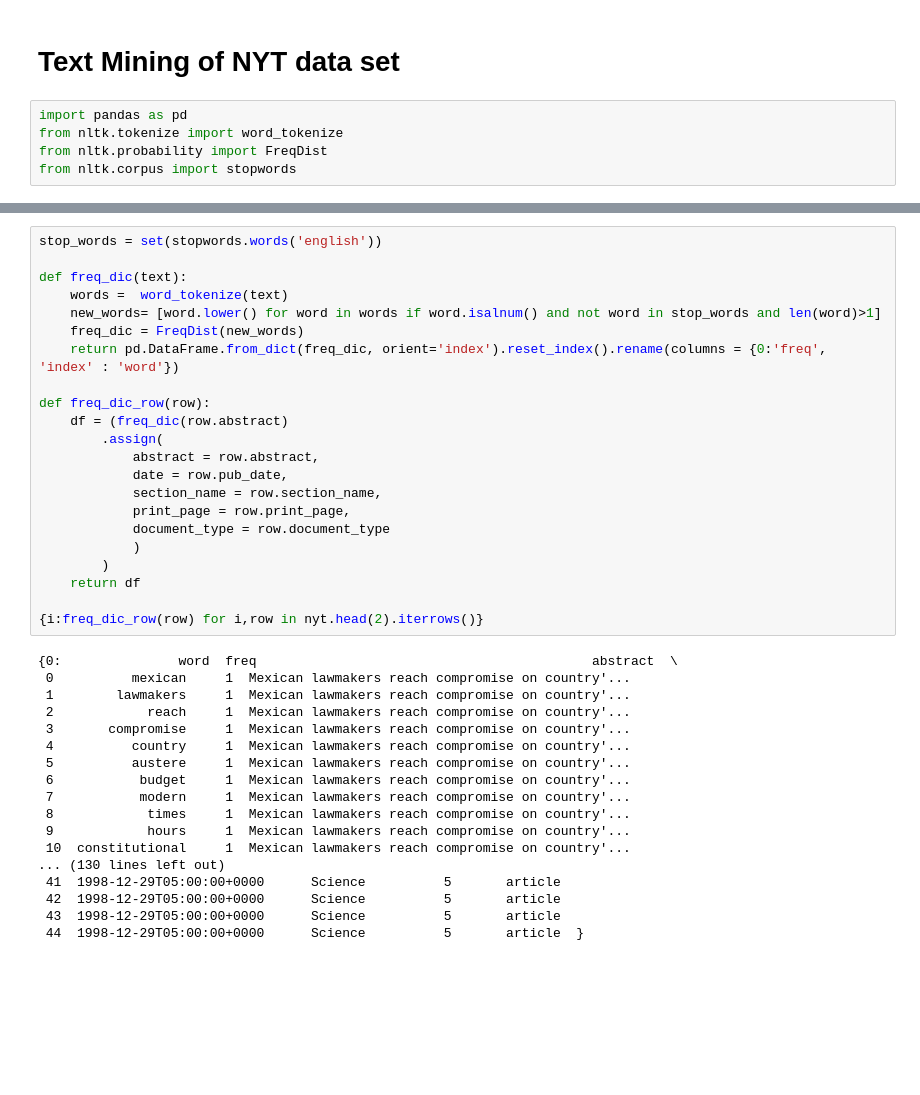
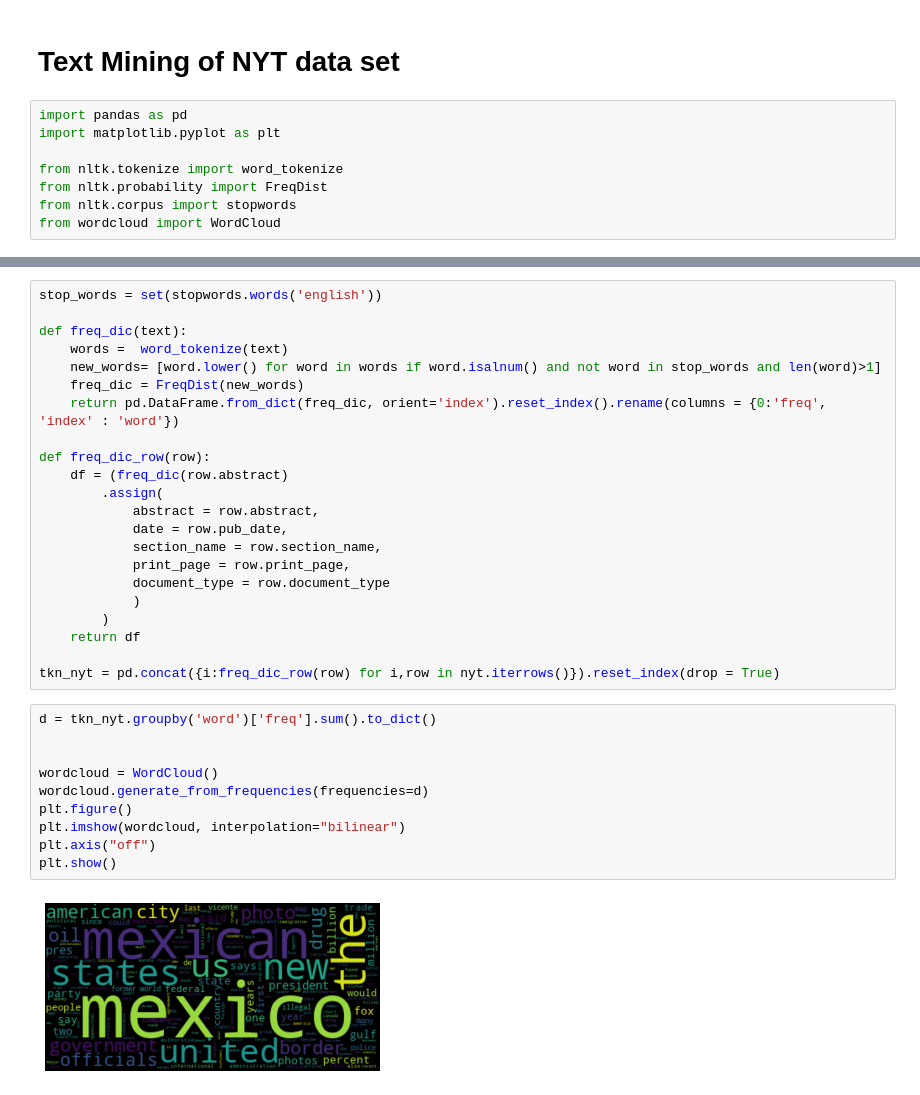
Before and after one commit to fabianm92/news-exchange-rate, a Jupyter notebook: exploratory_analysis.ipynb, the cells around one changed output, grey strips where cells are left out. Cells and saved outputs as stored; diff of their text form; blank space fills up the shorter version.

Commit message:
adding word cloud

```diff
--- a/exploratory_analysis.ipynb
+++ b/exploratory_analysis.ipynb
@@ -2,9 +2,12 @@
 # Text Mining of NYT data set
 # %%
 import pandas as pd
+import matplotlib.pyplot as plt
+
 from nltk.tokenize import word_tokenize
 from nltk.probability import FreqDist
 from nltk.corpus import stopwords
+from wordcloud import WordCloud
 # %%
 nyt = pd.read_csv('csv_files/nyt.csv')
 nyt.head()
@@ -36,22 +39,16 @@ def freq_dic_row(row):
         )
     return df
 
-{i:freq_dic_row(row) for i,row in nyt.head(2).iterrows()}
+tkn_nyt = pd.concat({i:freq_dic_row(row) for i,row in nyt.iterrows()}).reset_index(drop = True)
-# %% [output]
-{0:               word  freq                                           abstract  \
- 0          mexican     1  Mexican lawmakers reach compromise on country'...
- 1        lawmakers     1  Mexican lawmakers reach compromise on country'...
- 2            reach     1  Mexican lawmakers reach compromise on country'...
- 3       compromise     1  Mexican lawmakers reach compromise on country'...
- 4          country     1  Mexican lawmakers reach compromise on country'...
- 5          austere     1  Mexican lawmakers reach compromise on country'...
- 6           budget     1  Mexican lawmakers reach compromise on country'...
- 7           modern     1  Mexican lawmakers reach compromise on country'...
- 8            times     1  Mexican lawmakers reach compromise on country'...
- 9            hours     1  Mexican lawmakers reach compromise on country'...
- 10  constitutional     1  Mexican lawmakers reach compromise on country'...
-... (130 lines left out)
- 41  1998-12-29T05:00:00+0000      Science          5       article
- 42  1998-12-29T05:00:00+0000      Science          5       article
- 43  1998-12-29T05:00:00+0000      Science          5       article
- 44  1998-12-29T05:00:00+0000      Science          5       article  }
+# %%
+d = tkn_nyt.groupby('word')['freq'].sum().to_dict()
+
+
+wordcloud = WordCloud()
+wordcloud.generate_from_frequencies(frequencies=d)
+plt.figure()
+plt.imshow(wordcloud, interpolation="bilinear")
+plt.axis("off")
+plt.show()
+# %% [output]
+[figure, added]
```
